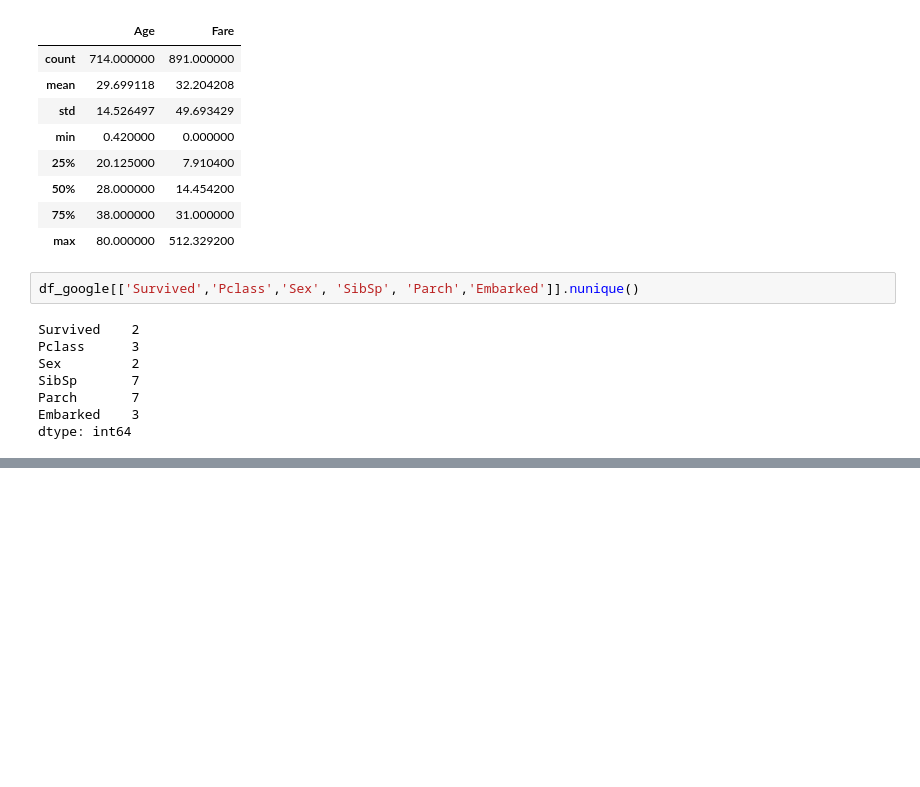
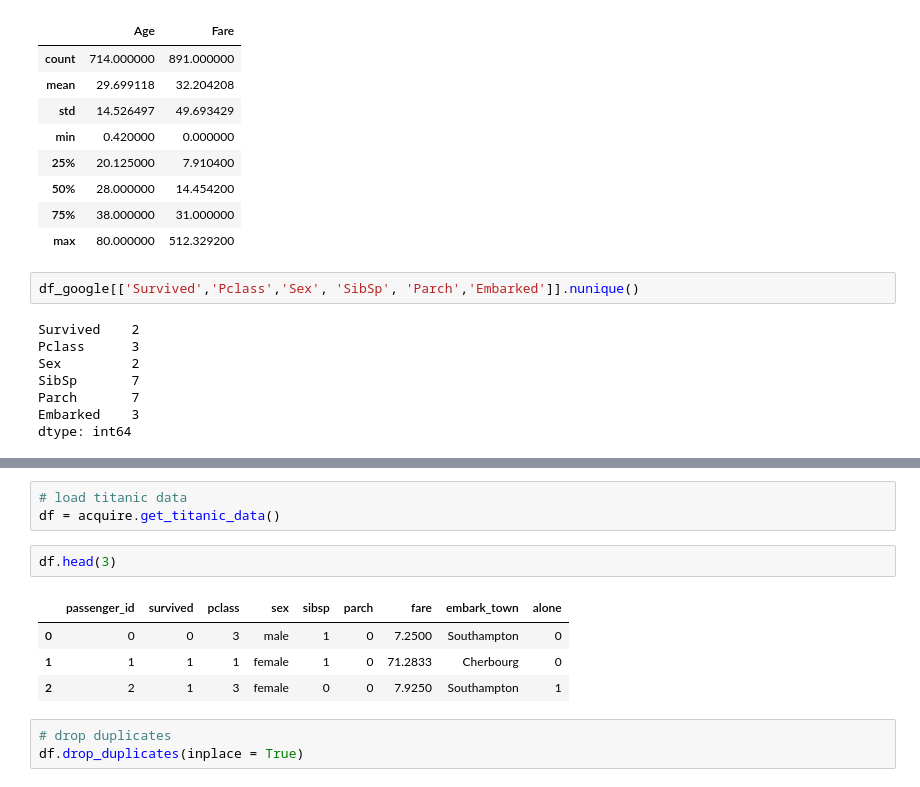
Before and after one commit to wheelerjoshua/classification-exercises, a Jupyter notebook: classification_exercises.ipynb, the cells around one changed output, grey strips where cells are left out. Drawn from its saved outputs; the diff is of its cells as text; blank space fills up the shorter version.

Commit message:
updated exercises, acquire.py, and added prepare.py

```diff
--- a/classification_exercises.ipynb
+++ b/classification_exercises.ipynb
@@ -257,0 +312,13 @@ Embarked has 3 unique values.
+# %%
+# load titanic data
+df = acquire.get_titanic_data()
+# %%
+df.head(3)
+# %% [output]
+|  | passenger_id | survived | pclass | sex | sibsp | parch | fare | embark_town | alone |
+| 0 | 0 | 0 | 3 | male | 1 | 0 | 7.2500 | Southampton | 0 |
+| 1 | 1 | 1 | 1 | female | 1 | 0 | 71.2833 | Cherbourg | 0 |
+| 2 | 2 | 1 | 3 | female | 0 | 0 | 7.9250 | Southampton | 1 |
+# %%
+# drop duplicates
+df.drop_duplicates(inplace = True)
```
Also changed, not shown: parts of 24 cells of this notebook, 2 other files.
